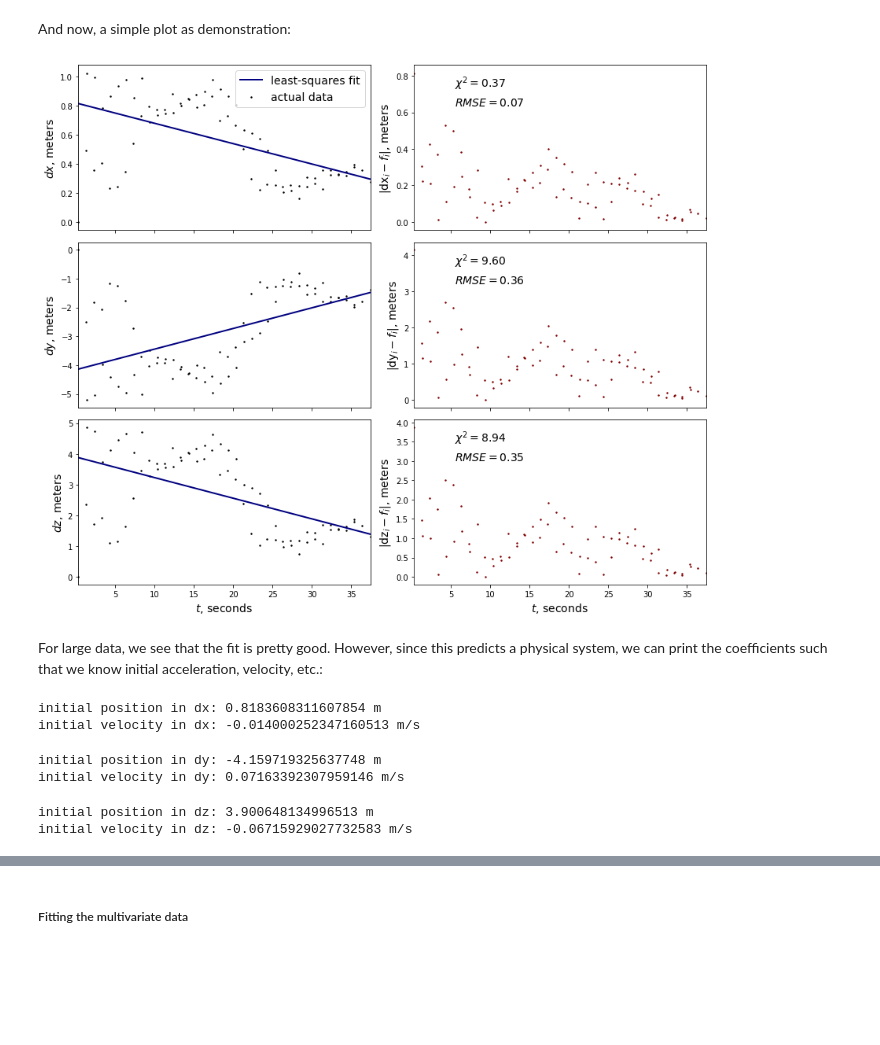
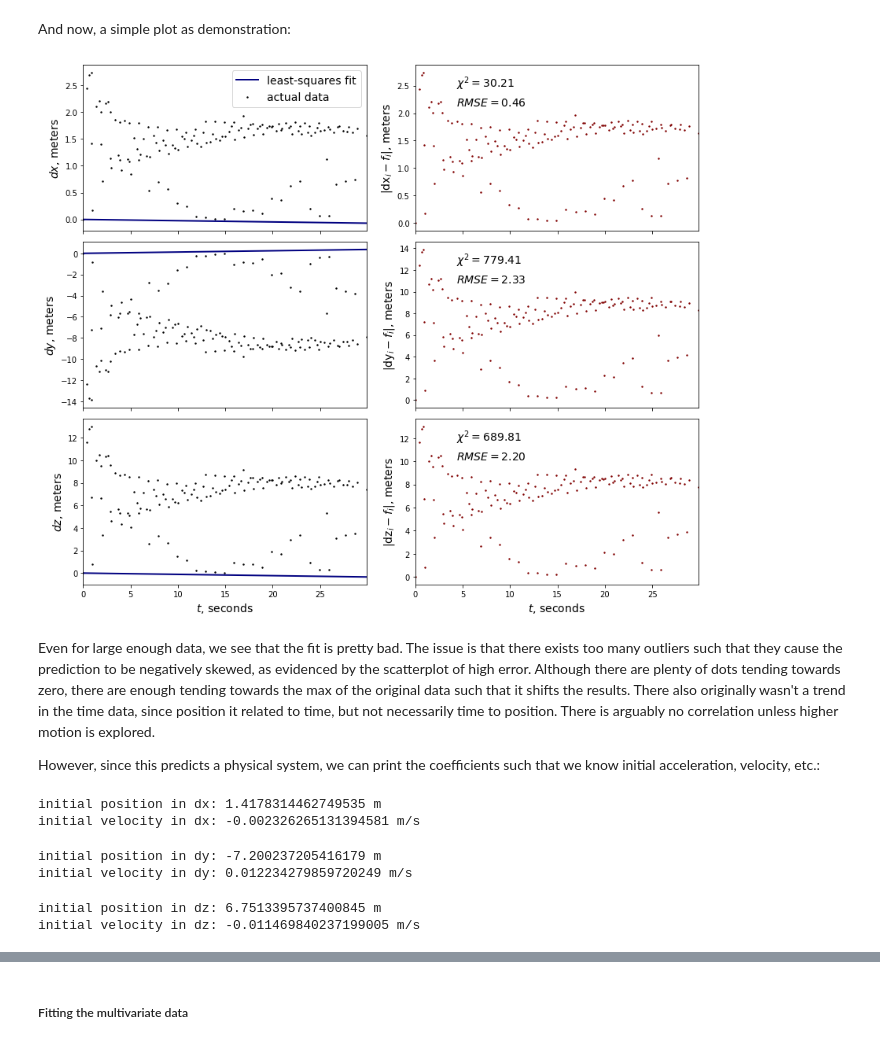
Before and after one commit to ubsuny/data-analysis-final20, a Jupyter notebook: GPS/GPS.ipynb, the cells around one changed output, grey strips where cells are left out. Drawn from its saved outputs; the diff is of its cells as text; code cells hidden in the pictures; blank space fills up the shorter version.

```diff
--- a/GPS/GPS.ipynb
+++ b/GPS/GPS.ipynb
@@ -28,7 +28,7 @@ We begin the experiments by first loading a random dataset from the set of four
 # %%
 # np.random.choice([1, 2, 3, 4]) picks an integer randomly from 1 - 4.
 # .format() inserts that choice into the string at {}
-filename = 'data/sample_{}.csv'.format(np.random.choice([6, 7, 8, 9]))
+filename = 'data/sample_{}.csv'.format(np.random.choice([1, 2, 3, 4, 5]))
 
 print('working file: {}'.format(filename))
 # %% [output]
@@ -211,7 +213,7 @@ The ultimate problem with this data, however, is the lack of data points; we cou
 Rather than taking a random subset of the data, we can instead look at all the releveant data and combine it.  This is rather easy in Python:
 # %%
 # The list of data that is compatible
-data = [6, 7]
+data = [1, 2, 3, 4, 5]
 
 # It would be better to use, say, a numpy array
 # of defined length but we won't have that much data.
@@ -246,10 +248,12 @@ time_sort = np.argsort(time)
 time = time[time_sort]
 
 x = x[time_sort]; y = y[time_sort]; z = z[time_sort]
+std_x = std_x[time_sort]; std_y = std_y[time_sort]; std_z = std_z[time_sort]
 # %%
 dx = x - x[0]
 dy = y - y[0]
 dz = z - z[0]
+time = time - time[0]
 # %% [markdown]
 We can now plot again, this time with the total data:
 # %%
@@ -321,9 +325,9 @@ for idx, ds in enumerate(ds_array):
 
     std_ds = std_array[idx]
 
-    quadratic_coefficients = least_squares(ds, time, n = 1)
+    linear_coefficients = least_squares(ds, time, n = 1)
 
-    coefficients[idx] = quadratic_coefficients
+    coefficients[idx] = linear_coefficients
 # %% [markdown]
 And now, a simple plot as demonstration:
 # %%
@@ -335,7 +339,7 @@ for idx, label in enumerate(labels):
 
     # Pulling the prediction.  They stored in ascending power:
     coeff = coefficients[idx]
-    fit = np.sum([coeff[idx]*time**idx for idx in range(len(coeff))], axis = 0)
+    fit = coeff[1]*time
 
     # First, the comparison of functions:
     axs[idx][0].scatter(time, ds_array[idx], s = 2, c = 'k', label = 'actual data')
@@ -345,36 +349,38 @@ for idx, label in enumerate(labels):
 
     # Then the error:
     axs[idx][1].scatter(time, abs(ds_array[idx] - fit), c = 'maroon', s = 2)
 
     axs[idx][1].set_ylabel('$|{}_i - {}|$, meters'.format(label, 'f_i'), fontsize = 14)
 
     # Spoofing a legend to insert chi2:
     axs[idx][1].scatter(time[0], abs(ds_array[idx] - fit)[0],
                        s = 0,
                        label = r'$\chi^2 = {:.2f}$'.format(chi2(ds_array[idx], fit, std_array[idx])))
 
     axs[idx][1].scatter(time[0], abs(ds_array[idx] - fit)[0],
                        s = 0,
                        label = r'$RMSE = {:.2f}$'.format(rmse(ds_array[idx], fit, std_array[idx])))
 
     axs[idx][1].legend(loc = 'upper left', fontsize = 14, frameon = False)
 
     if idx == 2:
         axs[idx][0].set_xlabel('$t$, seconds', fontsize = 14)
         axs[idx][1].set_xlabel('$t$, seconds', fontsize = 14)
 
     axs[idx][0].set_xlim(time[0], time[-1])
     axs[idx][1].set_xlim(time[0], time[-1])
 
 axs[0][0].legend(loc = 'upper right', fontsize = 14)
 
 fig.tight_layout()
 
 fig.savefig('figures/univariate_fit_plot.pdf')
 # %% [output]
-[figure, old version]
+[figure, new version]
-# %% [markdown]
-For large data, we see that the fit is pretty good.  However, since this predicts a physical system, we can print the coefficients such that we know initial acceleration, velocity, etc.:
+# %% [markdown]
+Even for large enough data, we see that the fit is pretty bad.  The issue is that there exists too many outliers such that they cause the prediction to be negatively skewed, as evidenced by the scatterplot of high error.  Although there are plenty of dots tending towards zero, there are enough tending towards the max of the original data such that it shifts the results.  There also originally wasn't a trend in the time data, since position it related to time, but not necessarily time to position.  There is arguably no correlation unless higher motion is explored.
+
+However, since this predicts a physical system, we can print the coefficients such that we know initial acceleration, velocity, etc.:
 # %%
 coeff_dx = coefficients[0]
 labels = ['position', 'velocity']
@@ -384,8 +390,8 @@ for idx, label in enumerate(labels):
     current_constant = 'initial {} in dx: {} {}'.format(label, coeff_dx[idx], units[idx])
     print(current_constant)
 # %% [output]
-initial position in dx: 0.8183608311607854 m
-initial velocity in dx: -0.014000252347160513 m/s
+initial position in dx: 1.4178314462749535 m
+initial velocity in dx: -0.002326265131394581 m/s
 # %%
 coeff_dy = coefficients[1]
 labels = ['position', 'velocity']
@@ -395,8 +401,8 @@ for idx, label in enumerate(labels):
     current_constant = 'initial {} in dy: {} {}'.format(label, coeff_dy[idx], units[idx])
     print(current_constant)
 # %% [output]
-initial position in dy: -4.159719325637748 m
-initial velocity in dy: 0.07163392307959146 m/s
+initial position in dy: -7.200237205416179 m
+initial velocity in dy: 0.012234279859720249 m/s
 # %%
 coeff_dz = coefficients[2]
 labels = ['position', 'velocity']
@@ -406,5 +412,5 @@ for idx, label in enumerate(labels):
     current_constant = 'initial {} in dz: {} {}'.format(label, coeff_dz[idx], units[idx])
     print(current_constant)
 # %% [output]
-initial position in dz: 3.900648134996513 m
-initial velocity in dz: -0.06715929027732583 m/s
+initial position in dz: 6.7513395737400845 m
+initial velocity in dz: -0.011469840237199005 m/s
```
Also changed, not shown: parts of 27 cells of this notebook, 31 other files.
